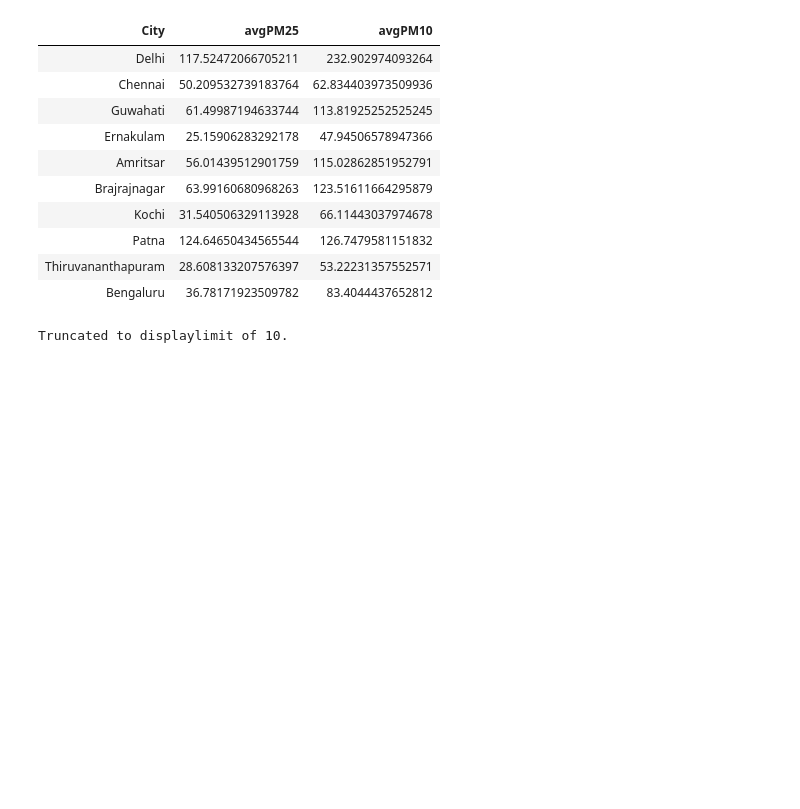
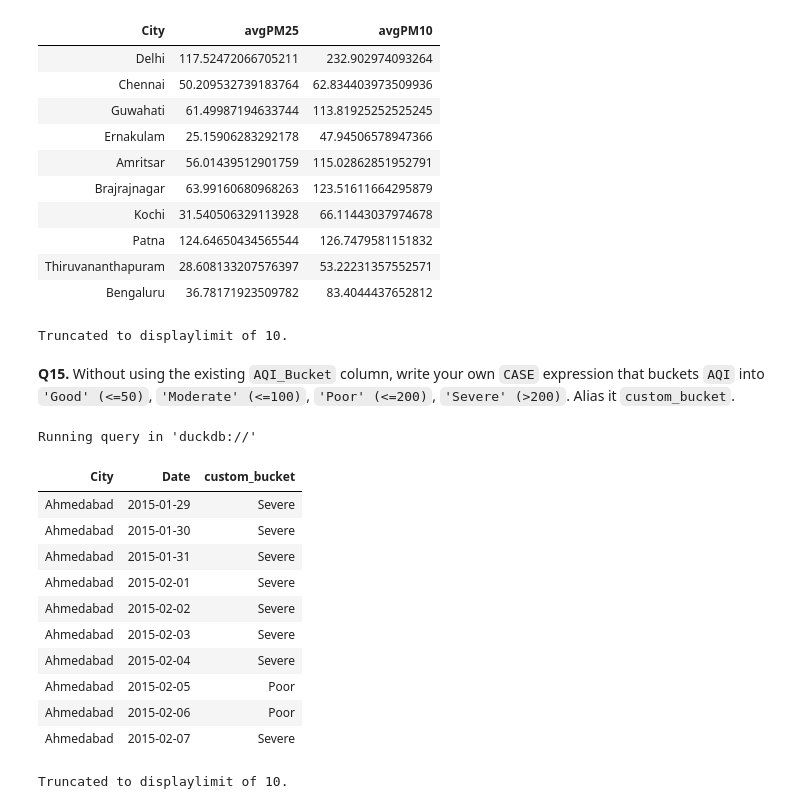
Before and after one commit to shefali-walia/ds-foundations, a Jupyter notebook: week08-sql/practice.ipynb, the cells around one changed output. Drawn from its saved outputs; the diff is of its cells as text; code cells hidden in the pictures; blank space fills up the shorter version.

Commit message:
Week08-sql: practice.ipynb - CASE expressions

```diff
--- a/week08-sql/practice.ipynb
+++ b/week08-sql/practice.ipynb
@@ -249,3 +249,28 @@ Running query in 'duckdb://'
 | Thiruvananthapuram | 28.608133207576397 | 53.22231357552571 |
 | Bengaluru | 36.78171923509782 | 83.4044437652812 |
 Truncated to displaylimit of 10.
+# %% [markdown]
+**Q15.** Without using the existing `AQI_Bucket` column, write your own `CASE` expression that buckets `AQI` into `'Good' (<=50)`, `'Moderate' (<=100)`, `'Poor' (<=200)`, `'Severe' (>200)`. Alias it `custom_bucket`.
+# %%
+%%sql
+SELECT City, Date,
+CASE
+    WHEN AQI <=50 THEN 'Good'
+    WHEN AQI <=100 THEN 'Moderate'
+    WHEN AQI <=200 THEN 'Poor'
+    ELSE 'Severe'
+END AS custom_bucket FROM aqi;
+# %% [output]
+Running query in 'duckdb://'
+| City | Date | custom_bucket |
+| Ahmedabad | 2015-01-29 | Severe |
+| Ahmedabad | 2015-01-30 | Severe |
+| Ahmedabad | 2015-01-31 | Severe |
+| Ahmedabad | 2015-02-01 | Severe |
+| Ahmedabad | 2015-02-02 | Severe |
+| Ahmedabad | 2015-02-03 | Severe |
+| Ahmedabad | 2015-02-04 | Severe |
+| Ahmedabad | 2015-02-05 | Poor |
+| Ahmedabad | 2015-02-06 | Poor |
+| Ahmedabad | 2015-02-07 | Severe |
+Truncated to displaylimit of 10.
```
Also changed, not shown: parts of 2 cells of this notebook.
